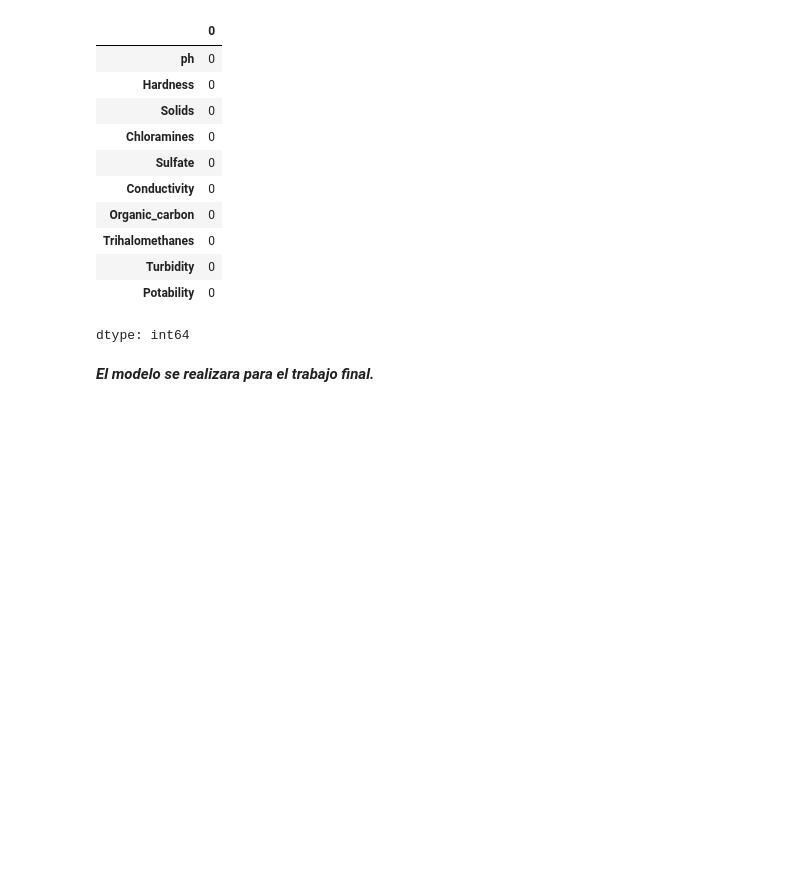
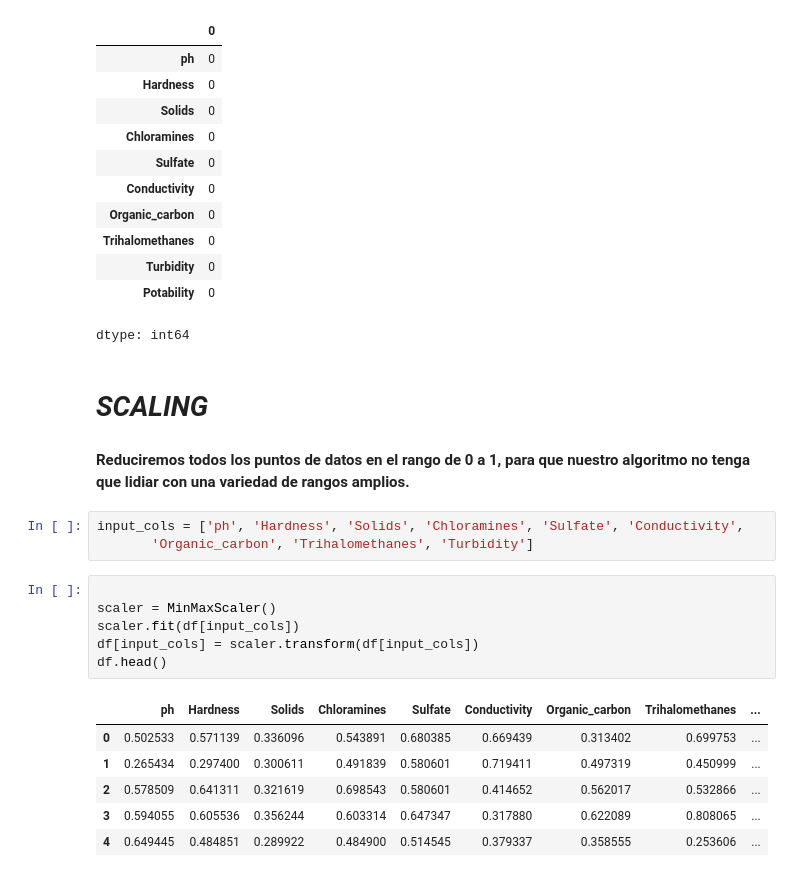
Before and after one commit to Dielugon/CoderDiegoGonzalez, a Jupyter notebook: Primera_entrega.ipynb, the cells around one changed output. Drawn from its saved outputs; the diff is of its cells as text; blank space fills up the shorter version.

```diff
--- a/Primera_entrega.ipynb
+++ b/Primera_entrega.ipynb
@@ -193,5 +193,23 @@ df.isna().sum()
 | Turbidity | 0 |
 | Potability | 0 |
 dtype: int64
-# %% [markdown]
-***El modelo se realizara para el trabajo final.***
+# %% [markdown]
+# ***SCALING***
+# %% [markdown]
+**Reduciremos todos los puntos de datos en el rango de 0 a 1, para que nuestro algoritmo no tenga que lidiar con una variedad de rangos amplios.**
+# %%
+input_cols = ['ph', 'Hardness', 'Solids', 'Chloramines', 'Sulfate', 'Conductivity',
+       'Organic_carbon', 'Trihalomethanes', 'Turbidity']
+# %%
+
+scaler = MinMaxScaler()
+scaler.fit(df[input_cols])
+df[input_cols] = scaler.transform(df[input_cols])
+df.head()
+# %% [output]
+|  | ph | Hardness | Solids | Chloramines | Sulfate | Conductivity | Organic_carbon | Trihalomethanes | ... |
+| 0 | 0.502533 | 0.571139 | 0.336096 | 0.543891 | 0.680385 | 0.669439 | 0.313402 | 0.699753 | ... |
+| 1 | 0.265434 | 0.297400 | 0.300611 | 0.491839 | 0.580601 | 0.719411 | 0.497319 | 0.450999 | ... |
+| 2 | 0.578509 | 0.641311 | 0.321619 | 0.698543 | 0.580601 | 0.414652 | 0.562017 | 0.532866 | ... |
+| 3 | 0.594055 | 0.605536 | 0.356244 | 0.603314 | 0.647347 | 0.317880 | 0.622089 | 0.808065 | ... |
+| 4 | 0.649445 | 0.484851 | 0.289922 | 0.484900 | 0.514545 | 0.379337 | 0.358555 | 0.253606 | ... |
```
Also changed, not shown: parts of 18 cells of this notebook.
